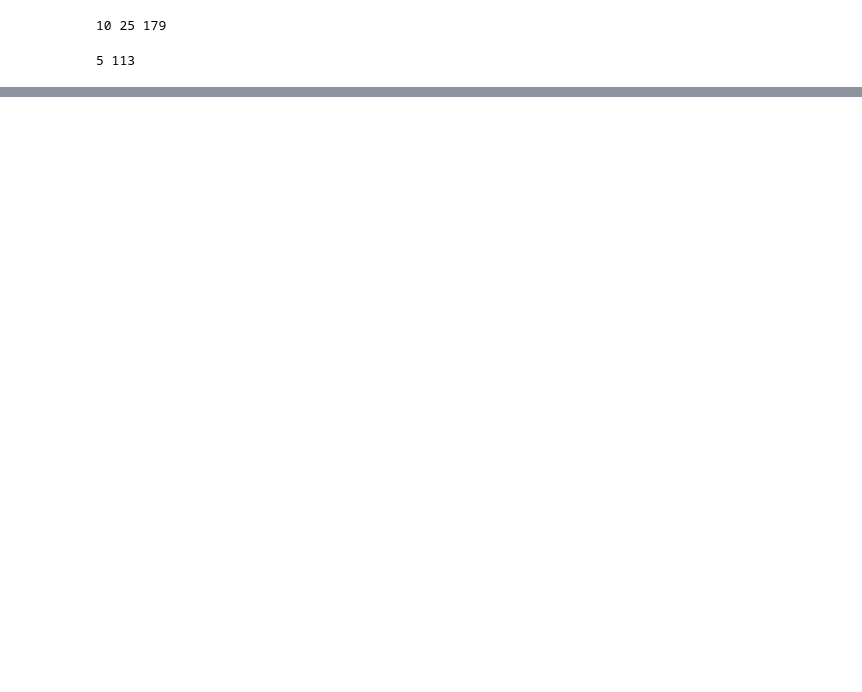
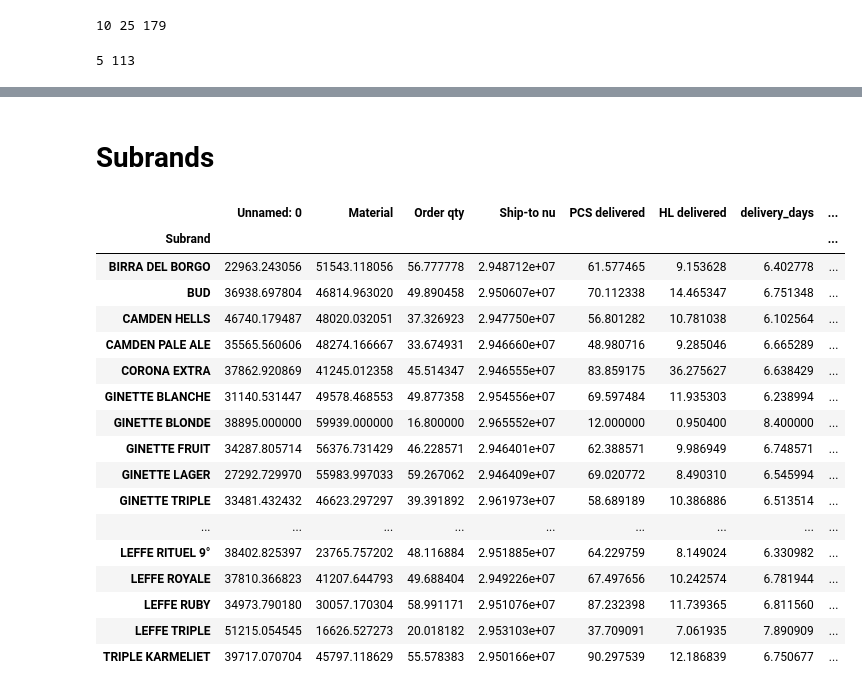
Before and after one commit to parikshitsam/Recommender-System, a Jupyter notebook: Cleaning the data.ipynb, the cells around one changed output, grey strips where cells are left out. Drawn from its saved outputs; the diff is of its cells as text; code cells hidden in the pictures; blank space fills up the shorter version.

```diff
--- a/Cleaning the data.ipynb
+++ b/Cleaning the data.ipynb
@@ -156,0 +251,23 @@ print(len(data.Groupement.unique()),
+# %% [markdown]
+# Subrands
+# %%
+data.groupby('Subrand').agg('mean')
+# %% [output]
+|  | Unnamed: 0 | Material | Order qty | Ship-to nu | PCS delivered | HL delivered | delivery_days | ... |
+| Subrand |  |  |  |  |  |  |  | ... |
+| BIRRA DEL BORGO | 22963.243056 | 51543.118056 | 56.777778 | 2.948712e+07 | 61.577465 | 9.153628 | 6.402778 | ... |
+| BUD | 36938.697804 | 46814.963020 | 49.890458 | 2.950607e+07 | 70.112338 | 14.465347 | 6.751348 | ... |
+| CAMDEN HELLS | 46740.179487 | 48020.032051 | 37.326923 | 2.947750e+07 | 56.801282 | 10.781038 | 6.102564 | ... |
+| CAMDEN PALE ALE | 35565.560606 | 48274.166667 | 33.674931 | 2.946660e+07 | 48.980716 | 9.285046 | 6.665289 | ... |
+| CORONA EXTRA | 37862.920869 | 41245.012358 | 45.514347 | 2.946555e+07 | 83.859175 | 36.275627 | 6.638429 | ... |
+| GINETTE BLANCHE | 31140.531447 | 49578.468553 | 49.877358 | 2.954556e+07 | 69.597484 | 11.935303 | 6.238994 | ... |
+| GINETTE BLONDE | 38895.000000 | 59939.000000 | 16.800000 | 2.965552e+07 | 12.000000 | 0.950400 | 8.400000 | ... |
+| GINETTE FRUIT | 34287.805714 | 56376.731429 | 46.228571 | 2.946401e+07 | 62.388571 | 9.986949 | 6.748571 | ... |
+| GINETTE LAGER | 27292.729970 | 55983.997033 | 59.267062 | 2.946409e+07 | 69.020772 | 8.490310 | 6.545994 | ... |
+| GINETTE TRIPLE | 33481.432432 | 46623.297297 | 39.391892 | 2.961973e+07 | 58.689189 | 10.386886 | 6.513514 | ... |
+| ... | ... | ... | ... | ... | ... | ... | ... | ... |
+| LEFFE RITUEL 9° | 38402.825397 | 23765.757202 | 48.116884 | 2.951885e+07 | 64.229759 | 8.149024 | 6.330982 | ... |
+| LEFFE ROYALE | 37810.366823 | 41207.644793 | 49.688404 | 2.949226e+07 | 67.497656 | 10.242574 | 6.781944 | ... |
+| LEFFE RUBY | 34973.790180 | 30057.170304 | 58.991171 | 2.951076e+07 | 87.232398 | 11.739365 | 6.811560 | ... |
+| LEFFE TRIPLE | 51215.054545 | 16626.527273 | 20.018182 | 2.953103e+07 | 37.709091 | 7.061935 | 7.890909 | ... |
+| TRIPLE KARMELIET | 39717.070704 | 45797.118629 | 55.578383 | 2.950166e+07 | 90.297539 | 12.186839 | 6.750677 | ... |
```
Also changed, not shown: parts of 22 cells of this notebook.
